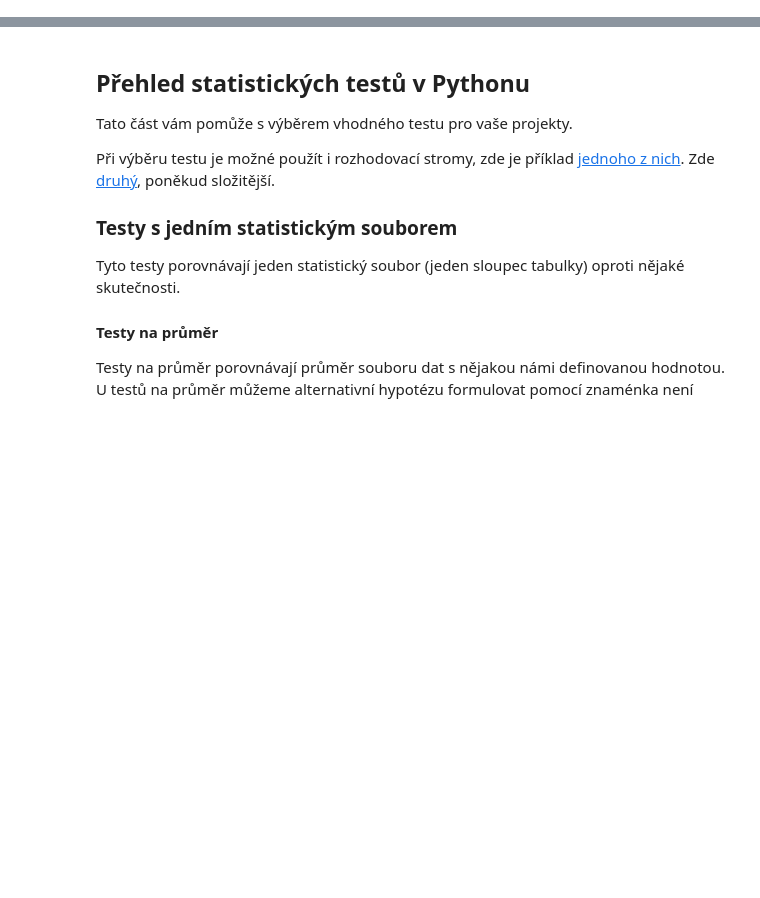
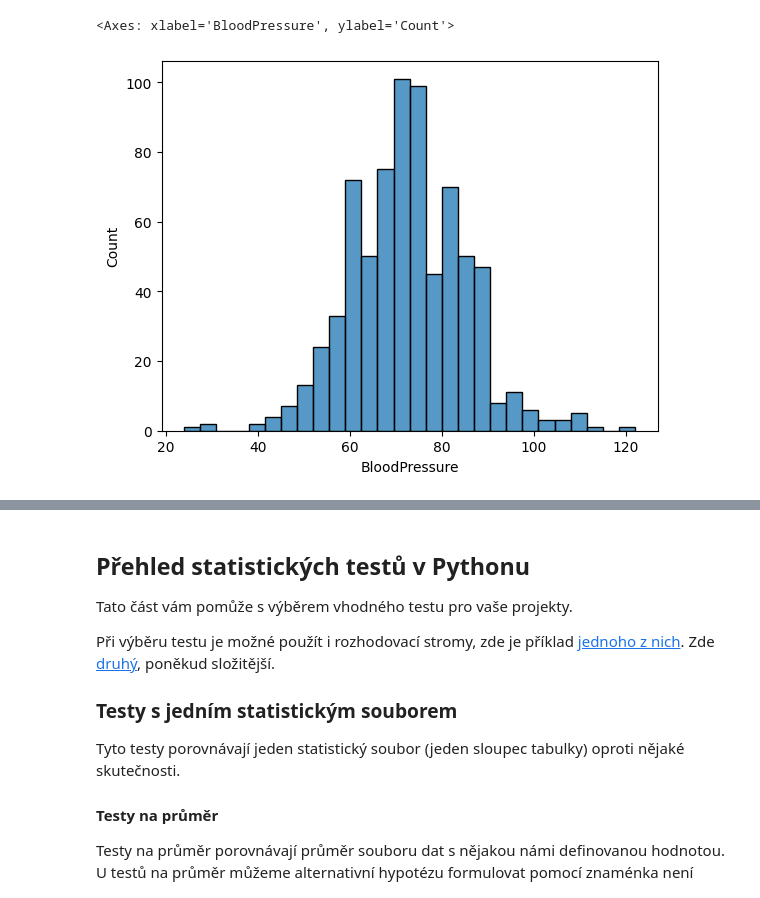
Before and after one commit to pesikj/PythonProDataScience, a Jupyter notebook: 05/lekce.ipynb, the cells around one changed output, grey strips where cells are left out. Cells and saved outputs as stored; diff of their text form; code cells hidden in the pictures; blank space fills up the shorter version.

```diff
--- a/05/lekce.ipynb
+++ b/05/lekce.ipynb
@@ -21,0 +7,6 @@ K vytvoření grafu použijeme metodu `.plot.kde()`. Zkrakta KDE označuje *kern
+# %%
+import pandas as pd
+import seaborn as sns
+
+data = pd.read_csv("diabetes.csv")
+data.describe()
@@ -21,0 +23,3 @@ K vytvoření grafu použijeme metodu `.plot.kde()`. Zkrakta KDE označuje *kern
+# %%
+data = data[data["BloodPressure"] > 0]
+data.describe()
@@ -21,0 +36,5 @@ K vytvoření grafu použijeme metodu `.plot.kde()`. Zkrakta KDE označuje *kern
+# %%
+sns.histplot(data=data, x="BloodPressure")
+# %% [output]
+<Axes: xlabel='BloodPressure', ylabel='Count'>
+[figure, added]
```
Also changed, not shown: parts of 9 cells of this notebook, 2 other files.
